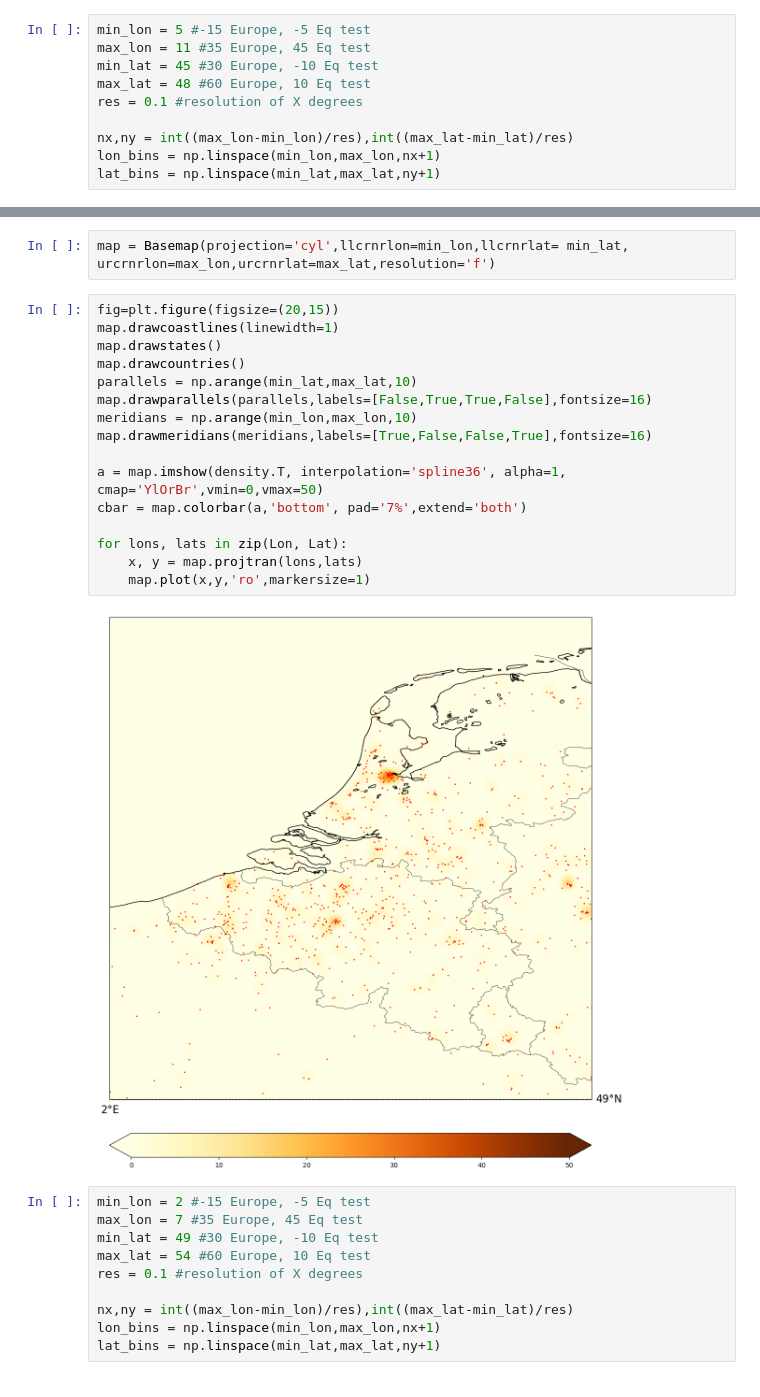
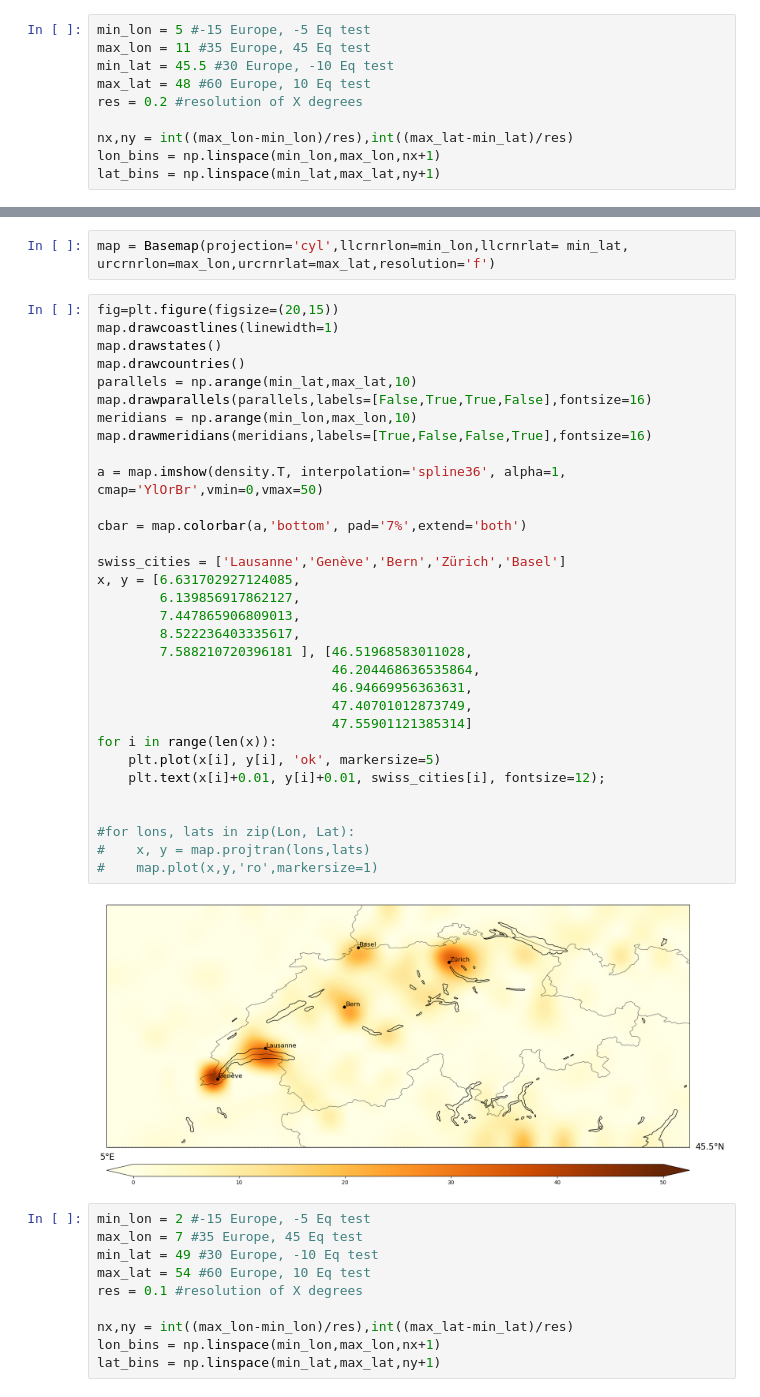
Before and after one commit to epfl-ada/ada-2022-project-sustainablepandas, a Jupyter notebook: dens_map_BIS.ipynb, the cells around one changed output, grey strips where cells are left out. Saved outputs shown, nothing was run; the diff lists cells and outputs as text.

```diff
--- a/dens_map_BIS.ipynb
+++ b/dens_map_BIS.ipynb
@@ -194,9 +198,9 @@ for lons, lats in zip(Lon, Lat):
 # %%
 min_lon = 5 #-15 Europe, -5 Eq test
 max_lon = 11 #35 Europe, 45 Eq test
-min_lat = 45 #30 Europe, -10 Eq test
+min_lat = 45.5 #30 Europe, -10 Eq test
 max_lat = 48 #60 Europe, 10 Eq test
-res = 0.1 #resolution of X degrees
+res = 0.2 #resolution of X degrees
 
 nx,ny = int((max_lon-min_lon)/res),int((max_lat-min_lat)/res)
 lon_bins = np.linspace(min_lon,max_lon,nx+1)
@@ -208,21 +212,37 @@ map = Basemap(projection='cyl',llcrnrlon=min_lon,llcrnrlat= min_lat, urcrnrlon=m
 # %%
 fig=plt.figure(figsize=(20,15))
 map.drawcoastlines(linewidth=1)
 map.drawstates()
 map.drawcountries()
 parallels = np.arange(min_lat,max_lat,10)
 map.drawparallels(parallels,labels=[False,True,True,False],fontsize=16)
 meridians = np.arange(min_lon,max_lon,10)
 map.drawmeridians(meridians,labels=[True,False,False,True],fontsize=16)
 
 a = map.imshow(density.T, interpolation='spline36', alpha=1, cmap='YlOrBr',vmin=0,vmax=50)
+
 cbar = map.colorbar(a,'bottom', pad='7%',extend='both')
 
-for lons, lats in zip(Lon, Lat):
-    x, y = map.projtran(lons,lats)
-    map.plot(x,y,'ro',markersize=1)
+swiss_cities = ['Lausanne','Genève','Bern','Zürich','Basel']
+x, y = [6.631702927124085,
+        6.139856917862127,
+        7.447865906809013,
+        8.522236403335617,
+        7.588210720396181 ], [46.51968583011028,
+                              46.204468636535864,
+                              46.94669956363631,
+                              47.40701012873749,
+                              47.55901121385314]
+for i in range(len(x)):
+    plt.plot(x[i], y[i], 'ok', markersize=5)
+    plt.text(x[i]+0.01, y[i]+0.01, swiss_cities[i], fontsize=12);
+
+
+#for lons, lats in zip(Lon, Lat):
+#    x, y = map.projtran(lons,lats)
+#    map.plot(x,y,'ro',markersize=1)
 # %% [output]
-[figure, old version]
+[figure, new version]
 # %%
 min_lon = 2 #-15 Europe, -5 Eq test
 max_lon = 7 #35 Europe, 45 Eq test
```
Also changed, not shown: parts of 3 cells of this notebook.
